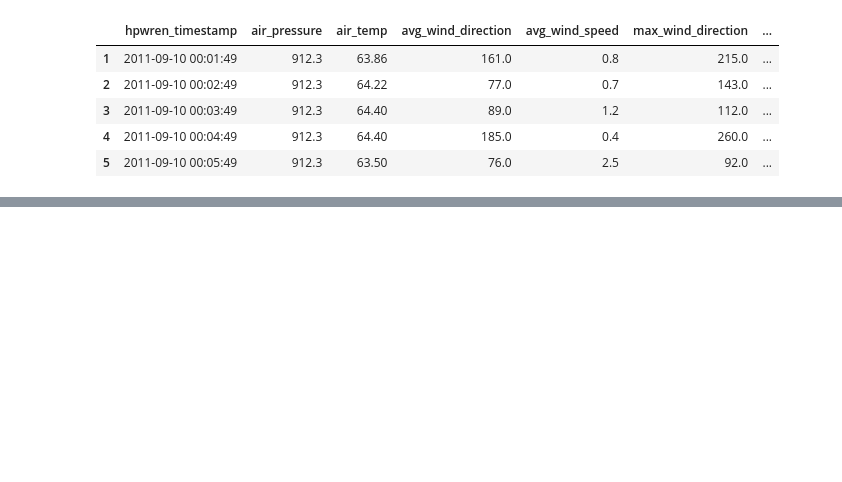
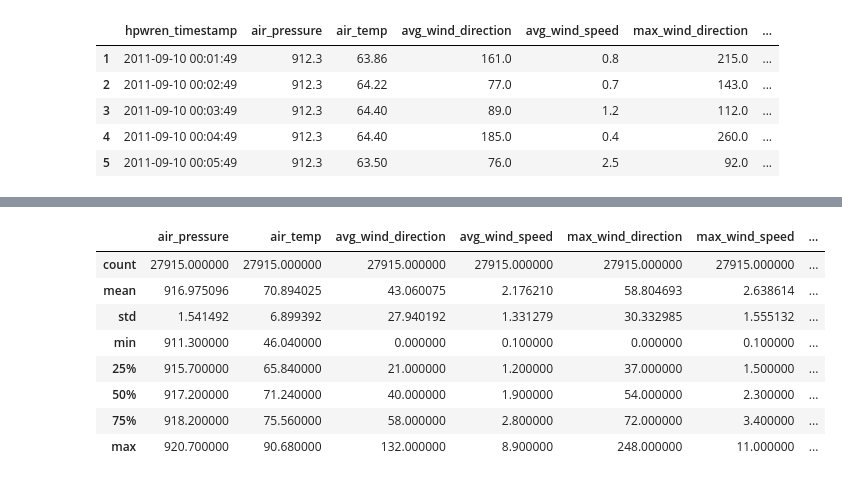
Before and after one commit to oscarm524/data_445_dummy, a Jupyter notebook: Exams/Exam2/Exam2.ipynb, the cells around one changed output, grey strips where cells are left out. Saved outputs shown, nothing was run; the diff lists cells and outputs as text; code cells hidden in the pictures; blank space fills up the shorter version.

```diff
--- a/Exams/Exam2/Exam2.ipynb
+++ b/Exams/Exam2/Exam2.ipynb
@@ -93,0 +112,7 @@ plt.show()
+# %%
+## Clustering the data into four clusters
+kmeans_md = KMeans(n_clusters = 4, n_init = 20).fit(X)
+
+## Appending cluster labels
+weather['cluster'] = kmeans_md.labels_
+weather.head()
@@ -93,0 +126,14 @@ plt.show()
+# %%
+## Cluster 0
+cluster_0 = weather[weather['cluster'] == 0]
+cluster_0.describe()
+# %% [output]
+|  | air_pressure | air_temp | avg_wind_direction | avg_wind_speed | max_wind_direction | max_wind_speed | ... |
+| count | 27915.000000 | 27915.000000 | 27915.000000 | 27915.000000 | 27915.000000 | 27915.000000 | ... |
+| mean | 916.975096 | 70.894025 | 43.060075 | 2.176210 | 58.804693 | 2.638614 | ... |
+| std | 1.541492 | 6.899392 | 27.940192 | 1.331279 | 30.332985 | 1.555132 | ... |
+| min | 911.300000 | 46.040000 | 0.000000 | 0.100000 | 0.000000 | 0.100000 | ... |
+| 25% | 915.700000 | 65.840000 | 21.000000 | 1.200000 | 37.000000 | 1.500000 | ... |
+| 50% | 917.200000 | 71.240000 | 40.000000 | 1.900000 | 54.000000 | 2.300000 | ... |
+| 75% | 918.200000 | 75.560000 | 58.000000 | 2.800000 | 72.000000 | 3.400000 | ... |
+| max | 920.700000 | 90.680000 | 132.000000 | 8.900000 | 248.000000 | 11.000000 | ... |
```
Also changed, not shown: parts of 8 cells of this notebook.
